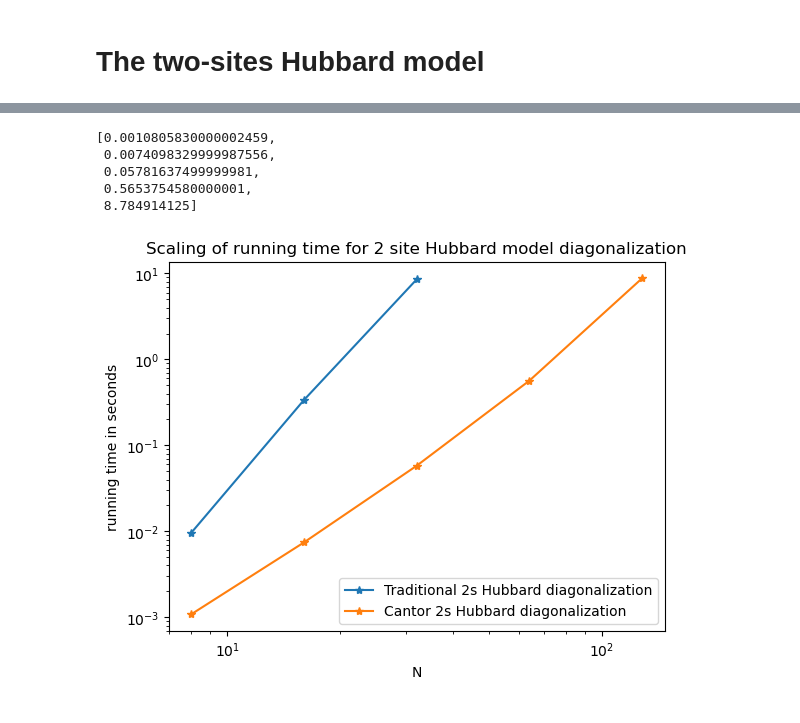
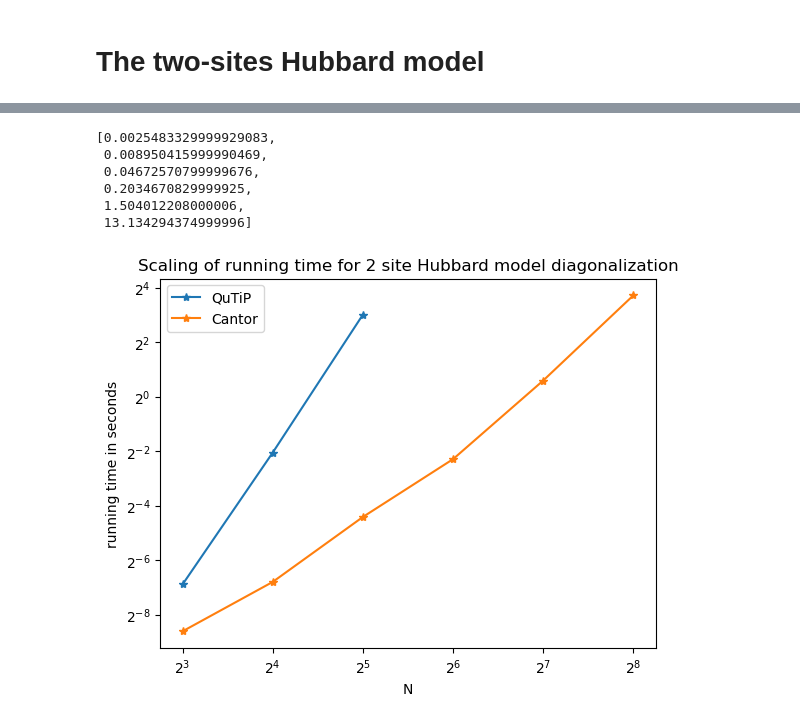
Before and after one commit to dibondar/QCantorTransformation, a Jupyter notebook: HubbardCantor.ipynb, the cells around one changed output, grey strips where cells are left out. Saved outputs shown, nothing was run; the diff lists cells and outputs as text; code cells hidden in the pictures.

```diff
--- a/HubbardCantor.ipynb
+++ b/HubbardCantor.ipynb
@@ -57,6 +59,6 @@ def get_energies_2sHubbard_Cantor(N, U = 1.):
     )
 # %%
-N_Cantor = 2 ** np.array([3, 4, 5, 6, 7])
+N_Cantor = 2 ** np.array([3, 4, 5, 6, 7, 8])
 
 time_get_energies_2sHubbard_Cantor = [
     timeit.timeit(
@@ -67,18 +69,19 @@ time_get_energies_2sHubbard_Cantor = [
 # %%
 time_get_energies_2sHubbard_Cantor
 # %% [output]
-[0.0010805830000002459,
- 0.0074098329999987556,
- 0.05781637499999981,
- 0.5653754580000001,
- 8.784914125]
+[0.0025483329999929083,
+ 0.008950415999990469,
+ 0.04672570799999676,
+ 0.2034670829999925,
+ 1.504012208000006,
+ 13.134294374999996]
-# %%
-plt.title("Scaling of running time for 2 site Hubbard model diagonalization")
-plt.loglog(N_traditional, time_get_energies_2sHubbard_traditional, "*-", label="Traditional 2s Hubbard diagonalization")
-plt.loglog(N_Cantor, time_get_energies_2sHubbard_Cantor, "*-", label="Cantor 2s Hubbard diagonalization")
-plt.xlabel("N")
-plt.ylabel("running time in seconds")
-plt.legend()
-plt.show()
-# %% [output]
-[figure, removed]
+# %%
+plt.title("Scaling of running time for 2 site Hubbard model diagonalization")
+plt.loglog(N_traditional, time_get_energies_2sHubbard_traditional, "*-", label="QuTiP", base=2)
+plt.loglog(N_Cantor, time_get_energies_2sHubbard_Cantor, "*-", label="Cantor", base=2)
+plt.xlabel("N")
+plt.ylabel("running time in seconds")
+plt.legend()
+plt.show()
+# %% [output]
+[figure, added]
```
Also changed, not shown: parts of 2 cells of this notebook.
